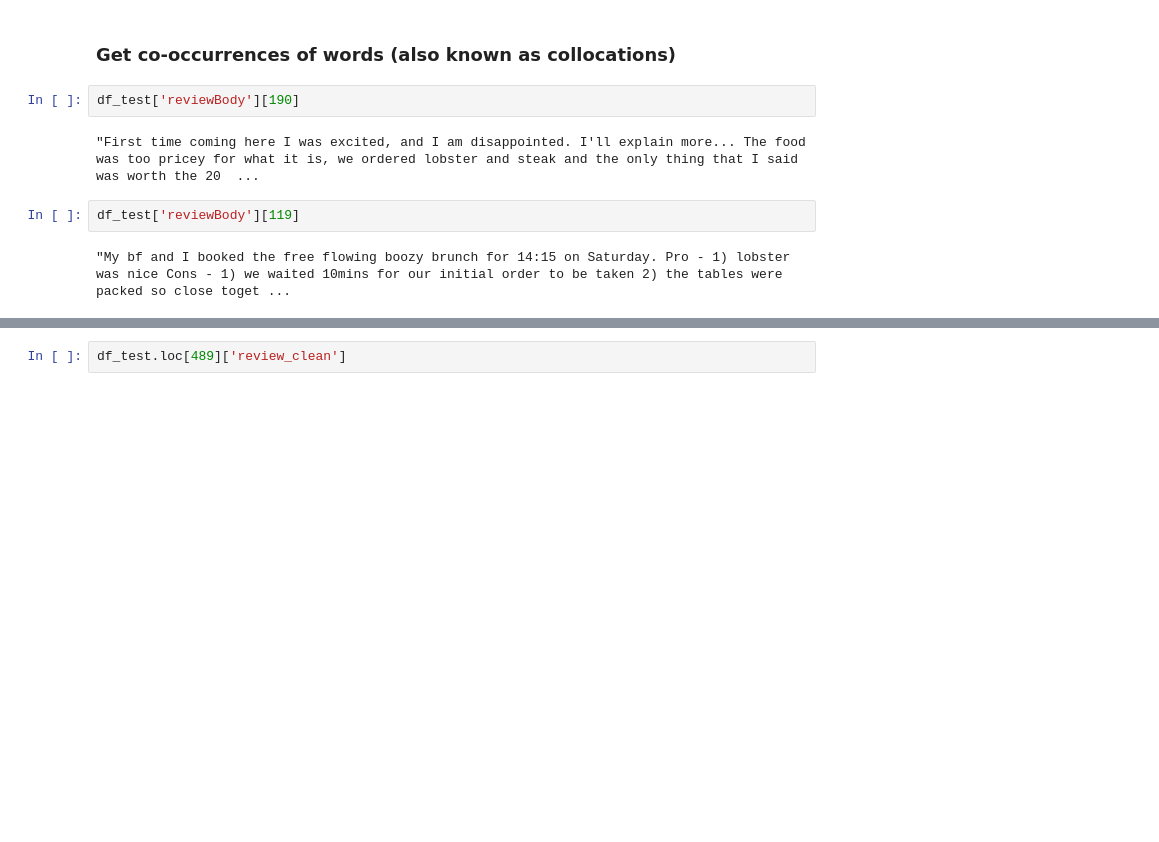
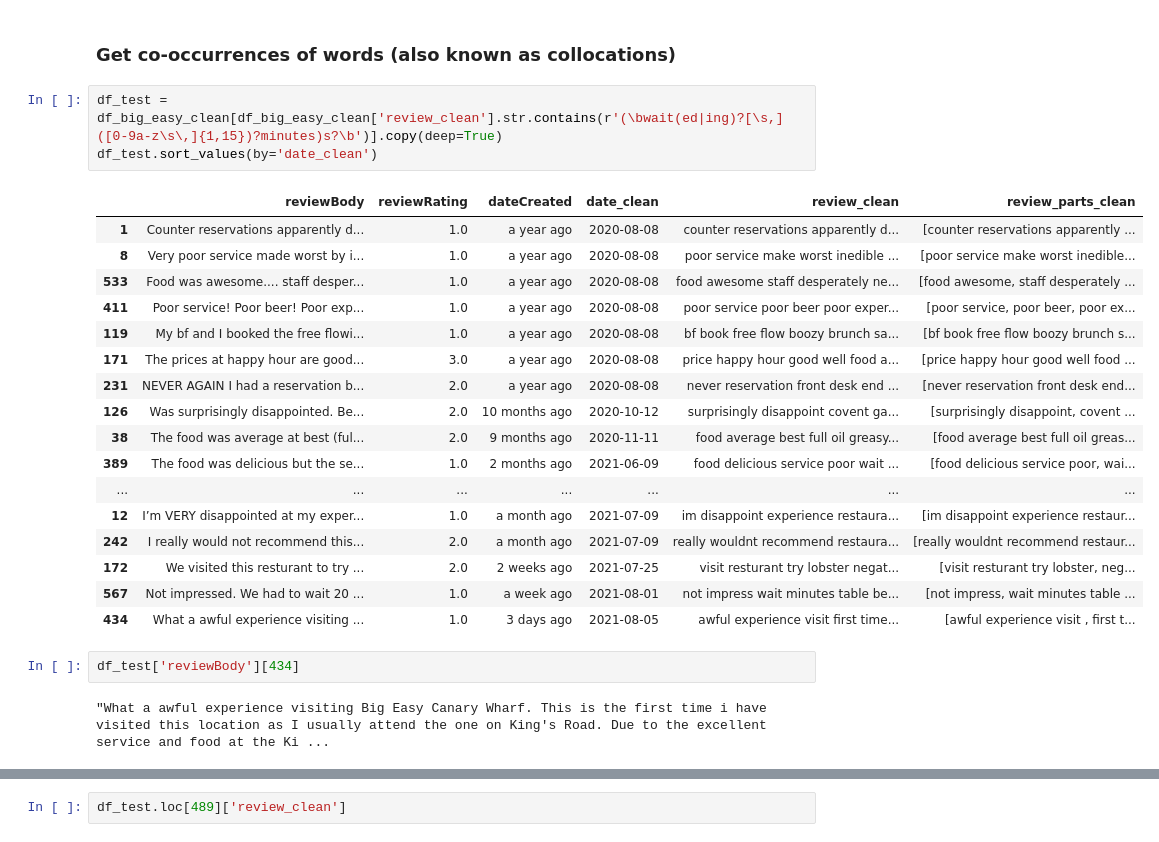
Before and after one commit to jack-cook-repo/reviews-tool, a Jupyter notebook: notebooks/Big Easy CW Reviews (Google cleaned data).ipynb, the cells around one changed output, grey strips where cells are left out. Drawn from its saved outputs; the diff is of its cells as text; blank space fills up the shorter version.

Commit message:
Adding regex for waited/ing

```diff
--- a/notebooks/Big Easy CW Reviews (Google cleaned data).ipynb
+++ b/notebooks/Big Easy CW Reviews (Google cleaned data).ipynb
@@ -385,11 +385,28 @@ pd.DataFrame(dict_combos.items(), columns=['n_gram', 'count']).query('count>5').
 | 628 | food cold | 29 |
 # %% [markdown]
 ### Get co-occurrences of words (also known as collocations)
+# %%
+df_test = df_big_easy_clean[df_big_easy_clean['review_clean'].str.contains(r'(\bwait(ed|ing)?[\s,]([0-9a-z\s\,]{1,15})?minutes)s?\b')].copy(deep=True)
+df_test.sort_values(by='date_clean')
+# %% [output]
+|  | reviewBody | reviewRating | dateCreated | date_clean | review_clean | review_parts_clean |
+| 1 | Counter reservations apparently d... | 1.0 | a year ago | 2020-08-08 | counter reservations apparently d... | [counter reservations apparently ... |
+| 8 | Very poor service made worst by i... | 1.0 | a year ago | 2020-08-08 | poor service make worst inedible ... | [poor service make worst inedible... |
+| 533 | Food was awesome.... staff desper... | 1.0 | a year ago | 2020-08-08 | food awesome staff desperately ne... | [food awesome, staff desperately ... |
+| 411 | Poor service! Poor beer! Poor exp... | 1.0 | a year ago | 2020-08-08 | poor service poor beer poor exper... | [poor service, poor beer, poor ex... |
+| 119 | My bf and I booked the free flowi... | 1.0 | a year ago | 2020-08-08 | bf book free flow boozy brunch sa... | [bf book free flow boozy brunch s... |
+| 171 | The prices at happy hour are good... | 3.0 | a year ago | 2020-08-08 | price happy hour good well food a... | [price happy hour good well food ... |
+| 231 | NEVER AGAIN I had a reservation b... | 2.0 | a year ago | 2020-08-08 | never reservation front desk end ... | [never reservation front desk end... |
+| 126 | Was surprisingly disappointed. Be... | 2.0 | 10 months ago | 2020-10-12 | surprisingly disappoint covent ga... | [surprisingly disappoint, covent ... |
+| 38 | The food was average at best (ful... | 2.0 | 9 months ago | 2020-11-11 | food average best full oil greasy... | [food average best full oil greas... |
+| 389 | The food was delicious but the se... | 1.0 | 2 months ago | 2021-06-09 | food delicious service poor wait ... | [food delicious service poor, wai... |
+| ... | ... | ... | ... | ... | ... | ... |
+| 12 | I’m VERY disappointed at my exper... | 1.0 | a month ago | 2021-07-09 | im disappoint experience restaura... | [im disappoint experience restaur... |
+| 242 | I really would not recommend this... | 2.0 | a month ago | 2021-07-09 | really wouldnt recommend restaura... | [really wouldnt recommend restaur... |
+| 172 | We visited this resturant to try ... | 2.0 | 2 weeks ago | 2021-07-25 | visit resturant try lobster negat... | [visit resturant try lobster, neg... |
+| 567 | Not impressed. We had to wait 20 ... | 1.0 | a week ago | 2021-08-01 | not impress wait minutes table be... | [not impress, wait minutes table ... |
+| 434 | What a awful experience visiting ... | 1.0 | 3 days ago | 2021-08-05 | awful experience visit first time... | [awful experience visit , first t... |
 # %%
-df_test['reviewBody'][190]
+df_test['reviewBody'][434]
 # %% [output]
-"First time coming here I was excited, and I am disappointed. I'll explain more... The food was too pricey for what it is, we ordered lobster and steak and the only thing that I said was worth the 20  ...
+"What a awful experience visiting Big Easy Canary Wharf. This is the first time i have visited this location as I usually attend the one on King's Road. Due to the excellent service and food at the Ki ...
-# %%
-df_test['reviewBody'][119]
-# %% [output]
-"My bf and I booked the free flowing boozy brunch for 14:15 on Saturday. Pro - 1) lobster was nice Cons - 1) we waited 10mins for our initial order to be taken 2) the tables were packed so close toget ...
```
Also changed, not shown: parts of 2 cells of this notebook, 1 other file.
